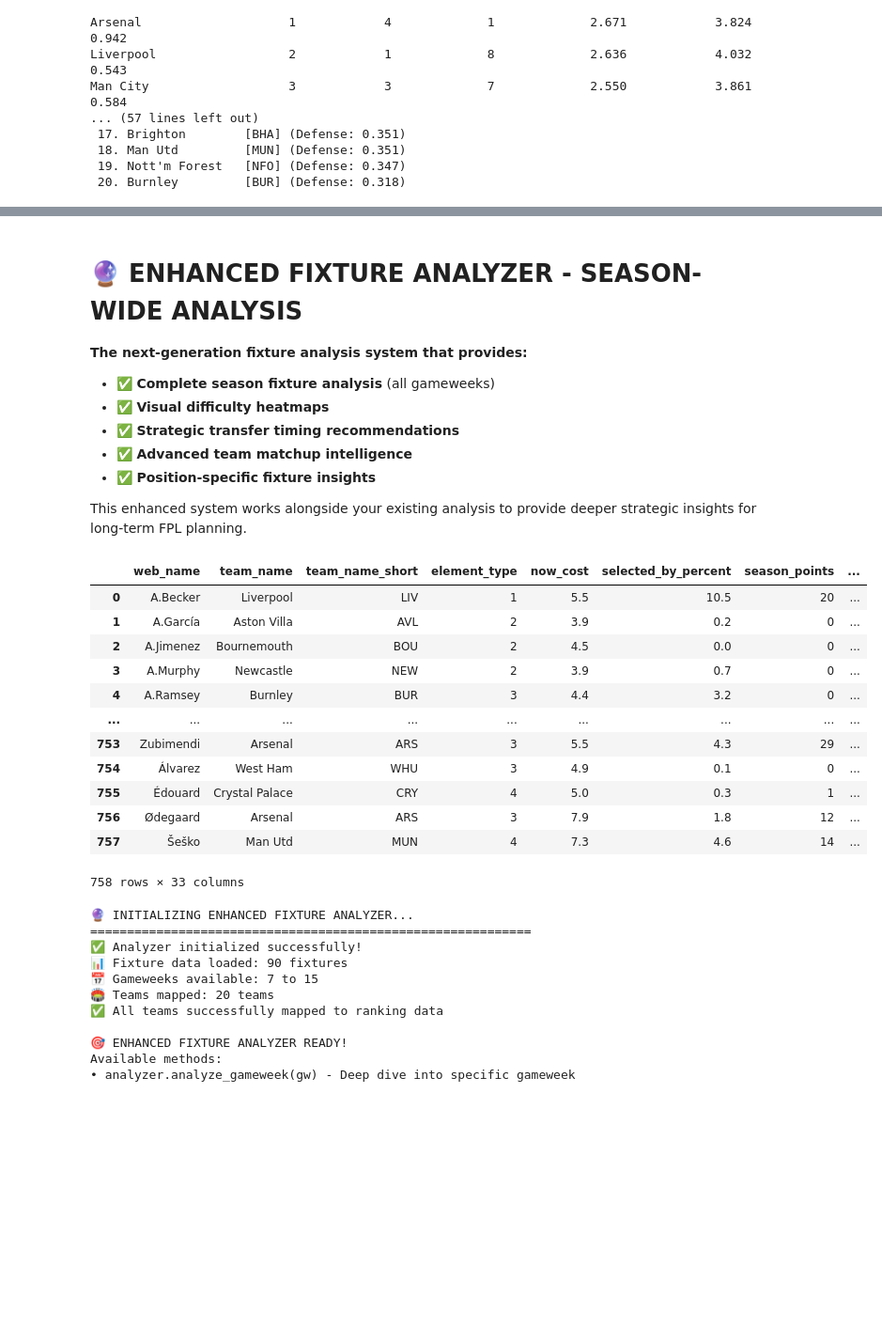
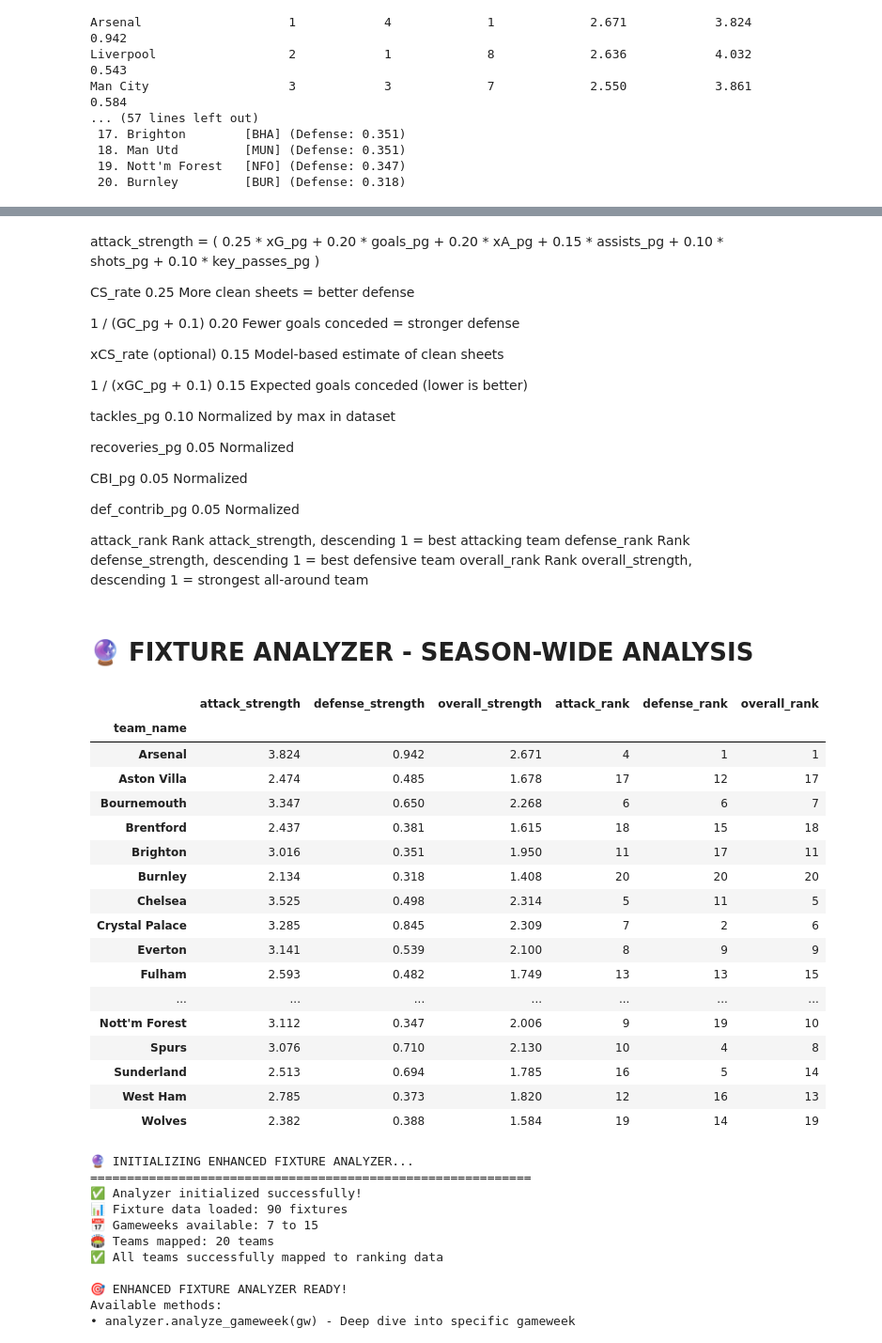
Before and after one commit to kahmengg/FPLAnalyst, a Jupyter notebook: fpl.ipynb, the cells around one changed output, grey strips where cells are left out. Shown at 94% size. Saved outputs shown, nothing was run; the diff lists cells and outputs as text; code cells hidden in the pictures; blank space fills up the shorter version.

```diff
--- a/fpl.ipynb
+++ b/fpl.ipynb
@@ -1651,30 +1388,57 @@ Processed 20 defensive teams
 
 Exported attacking picks to data/quick_picks/attackingpicks.json
 Exported defensive picks to data/quick_picks/defensivepicks.json
+# %% [markdown]
+attack_strength = (
+    0.25 * xG_pg +
+    0.20 * goals_pg +
+    0.20 * xA_pg +
+    0.15 * assists_pg +
+    0.10 * shots_pg +
+    0.10 * key_passes_pg
+)
+
+CS_rate	0.25	More clean sheets = better defense
+
+1 / (GC_pg + 0.1)	0.20	Fewer goals conceded = stronger defense
+
+xCS_rate (optional)	0.15	Model-based estimate of clean sheets
+
+1 / (xGC_pg + 0.1)	0.15	Expected goals conceded (lower is better)
+
+tackles_pg	0.10	Normalized by max in dataset
+
+recoveries_pg	0.05	Normalized
+
+CBI_pg	0.05	Normalized
+
+def_contrib_pg	0.05	Normalized
+
+
+
+attack_rank	Rank attack_strength, descending	1 = best attacking team
+defense_rank	Rank defense_strength, descending	1 = best defensive team
+overall_rank	Rank overall_strength, descending	1 = strongest all-around team
 # %% [markdown]
-# 🔮 ENHANCED FIXTURE ANALYZER - SEASON-WIDE ANALYSIS
-
-**The next-generation fixture analysis system that provides:**
-- ✅ **Complete season fixture analysis** (all gameweeks)
-- ✅ **Visual difficulty heatmaps**
-- ✅ **Strategic transfer timing recommendations**
-- ✅ **Advanced team matchup intelligence**
-- ✅ **Position-specific fixture insights**
-
-This enhanced system works alongside your existing analysis to provide deeper strategic insights for long-term FPL planning.
+# 🔮  FIXTURE ANALYZER - SEASON-WIDE ANALYSIS
 # %%
-season_stats
+team_rankings
 # %% [output]
-|  | web_name | team_name | team_name_short | element_type | now_cost | selected_by_percent | season_points | ... |
-| 0 | A.Becker | Liverpool | LIV | 1 | 5.5 | 10.5 | 20 | ... |
-| 1 | A.García | Aston Villa | AVL | 2 | 3.9 | 0.2 | 0 | ... |
-| 2 | A.Jimenez | Bournemouth | BOU | 2 | 4.5 | 0.0 | 0 | ... |
-| 3 | A.Murphy | Newcastle | NEW | 2 | 3.9 | 0.7 | 0 | ... |
-| 4 | A.Ramsey | Burnley | BUR | 3 | 4.4 | 3.2 | 0 | ... |
-| ... | ... | ... | ... | ... | ... | ... | ... | ... |
-| 753 | Zubimendi | Arsenal | ARS | 3 | 5.5 | 4.3 | 29 | ... |
-| 754 | Álvarez | West Ham | WHU | 3 | 4.9 | 0.1 | 0 | ... |
-| 755 | Édouard | Crystal Palace | CRY | 4 | 5.0 | 0.3 | 1 | ... |
-| 756 | Ødegaard | Arsenal | ARS | 3 | 7.9 | 1.8 | 12 | ... |
-| 757 | Šeško | Man Utd | MUN | 4 | 7.3 | 4.6 | 14 | ... |
+|  | attack_strength | defense_strength | overall_strength | attack_rank | defense_rank | overall_rank |
+| team_name |  |  |  |  |  |  |
+| Arsenal | 3.824 | 0.942 | 2.671 | 4 | 1 | 1 |
+| Aston Villa | 2.474 | 0.485 | 1.678 | 17 | 12 | 17 |
+| Bournemouth | 3.347 | 0.650 | 2.268 | 6 | 6 | 7 |
+| Brentford | 2.437 | 0.381 | 1.615 | 18 | 15 | 18 |
+| Brighton | 3.016 | 0.351 | 1.950 | 11 | 17 | 11 |
+| Burnley | 2.134 | 0.318 | 1.408 | 20 | 20 | 20 |
+| Chelsea | 3.525 | 0.498 | 2.314 | 5 | 11 | 5 |
+| Crystal Palace | 3.285 | 0.845 | 2.309 | 7 | 2 | 6 |
+| Everton | 3.141 | 0.539 | 2.100 | 8 | 9 | 9 |
+| Fulham | 2.593 | 0.482 | 1.749 | 13 | 13 | 15 |
+| ... | ... | ... | ... | ... | ... | ... |
+| Nott'm Forest | 3.112 | 0.347 | 2.006 | 9 | 19 | 10 |
+| Spurs | 3.076 | 0.710 | 2.130 | 10 | 4 | 8 |
+| Sunderland | 2.513 | 0.694 | 1.785 | 16 | 5 | 14 |
+| West Ham | 2.785 | 0.373 | 1.820 | 12 | 16 | 13 |
+| Wolves | 2.382 | 0.388 | 1.584 | 19 | 14 | 19 |
-758 rows × 33 columns
```
Also changed, not shown: parts of 6 cells of this notebook, 6 other files.
